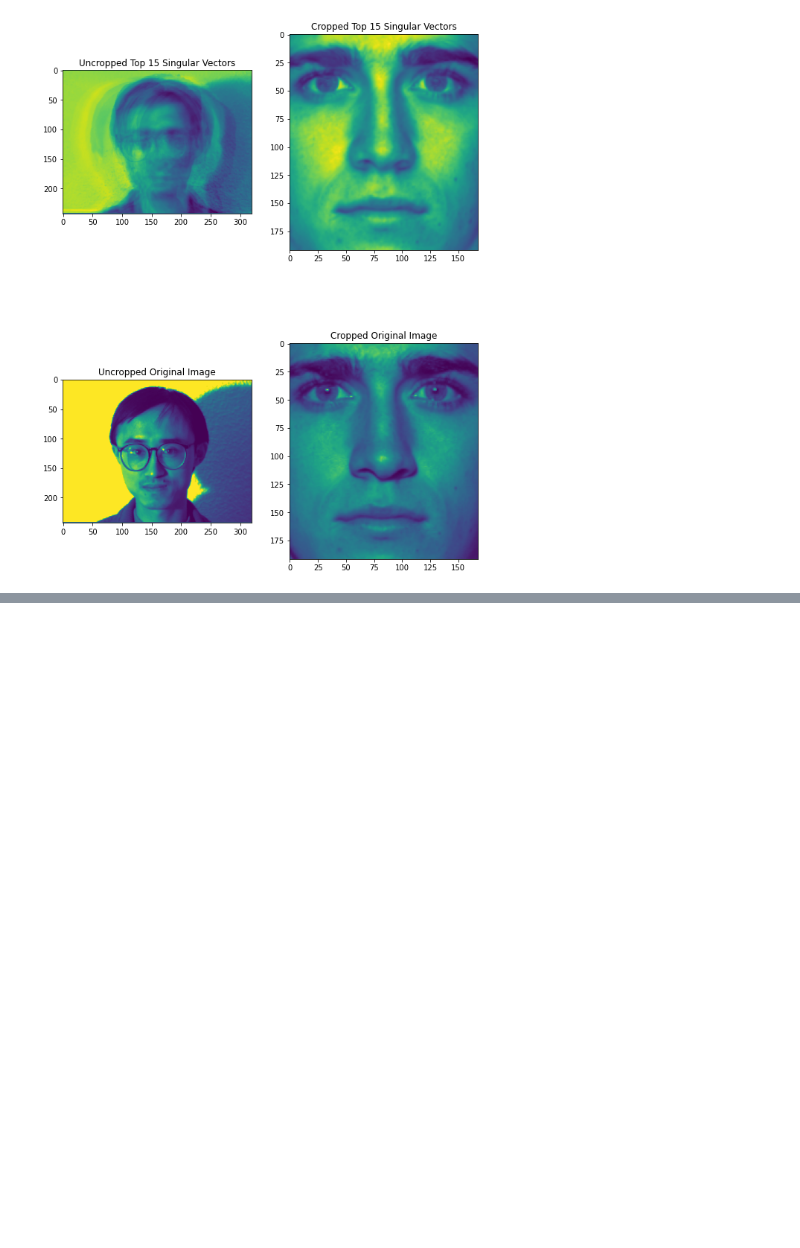
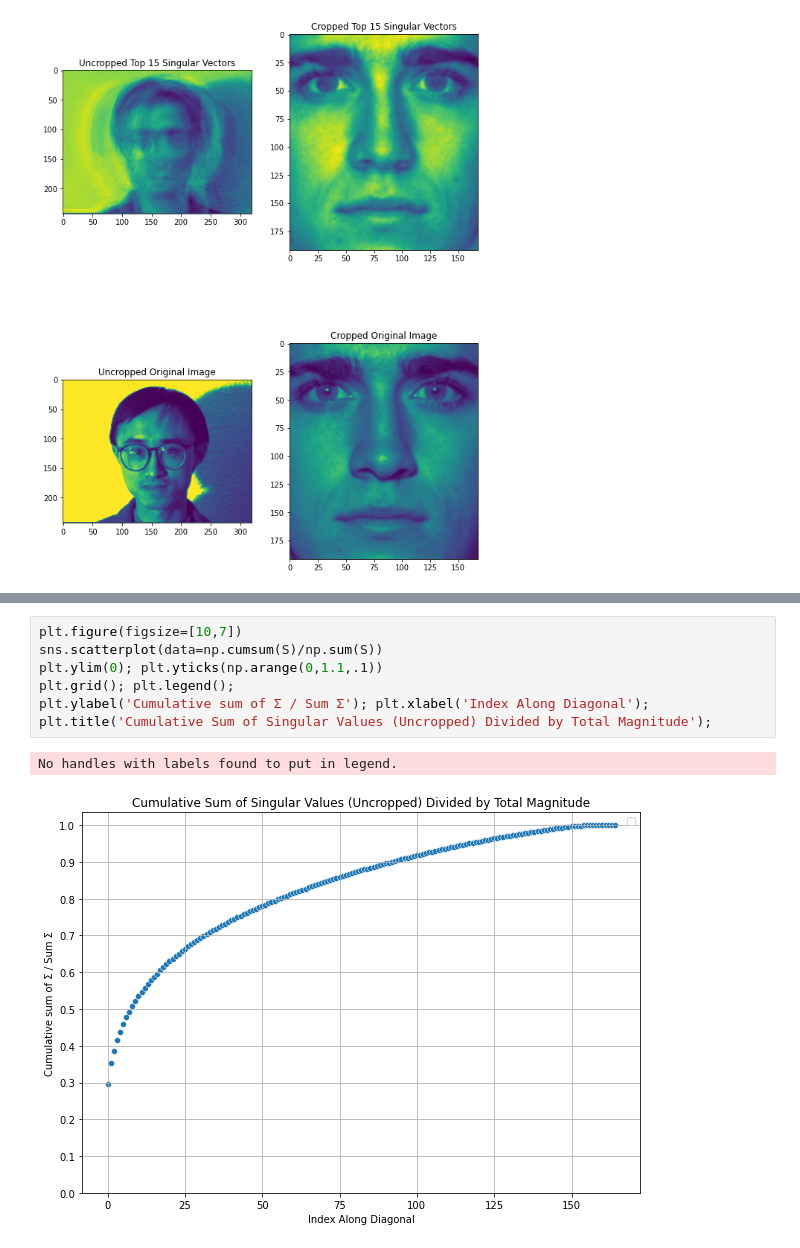
Before and after one commit to busbykt/AMATH584, a Jupyter notebook: Homework/hw2/HW2.ipynb, the cells around one changed output, grey strips where cells are left out. Drawn from its saved outputs; the diff is of its cells as text; blank space fills up the shorter version.

```diff
--- a/Homework/hw2/HW2.ipynb
+++ b/Homework/hw2/HW2.ipynb
@@ -304,0 +327,10 @@ plt.title('Cropped Original Image');
+# %%
+plt.figure(figsize=[10,7])
+sns.scatterplot(data=np.cumsum(S)/np.sum(S))
+plt.ylim(0); plt.yticks(np.arange(0,1.1,.1))
+plt.grid(); plt.legend();
+plt.ylabel('Cumulative sum of Σ / Sum Σ'); plt.xlabel('Index Along Diagonal');
+plt.title('Cumulative Sum of Singular Values (Uncropped) Divided by Total Magnitude');
+# %% [output]
+No handles with labels found to put in legend.
+[figure, added]
```
Also changed, not shown: parts of 12 cells of this notebook.
